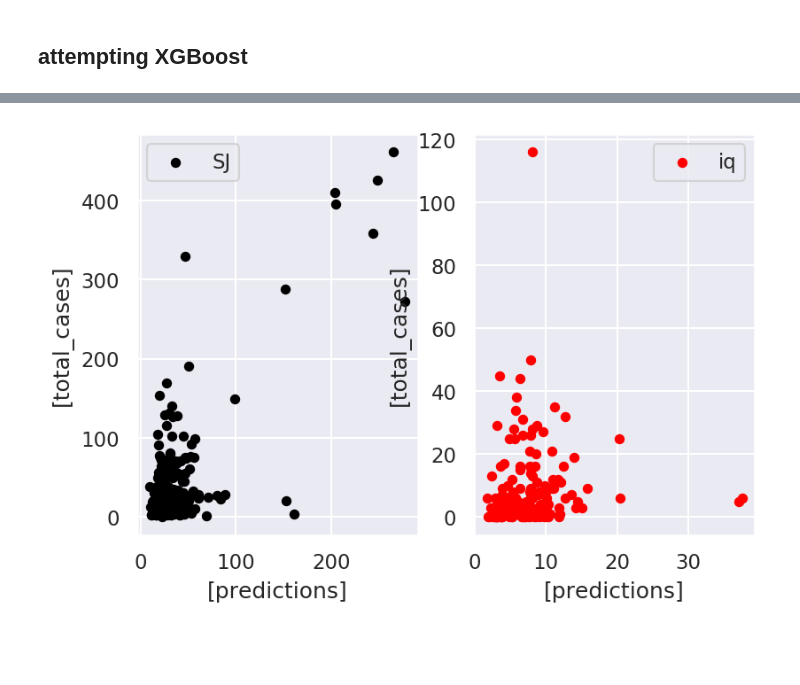
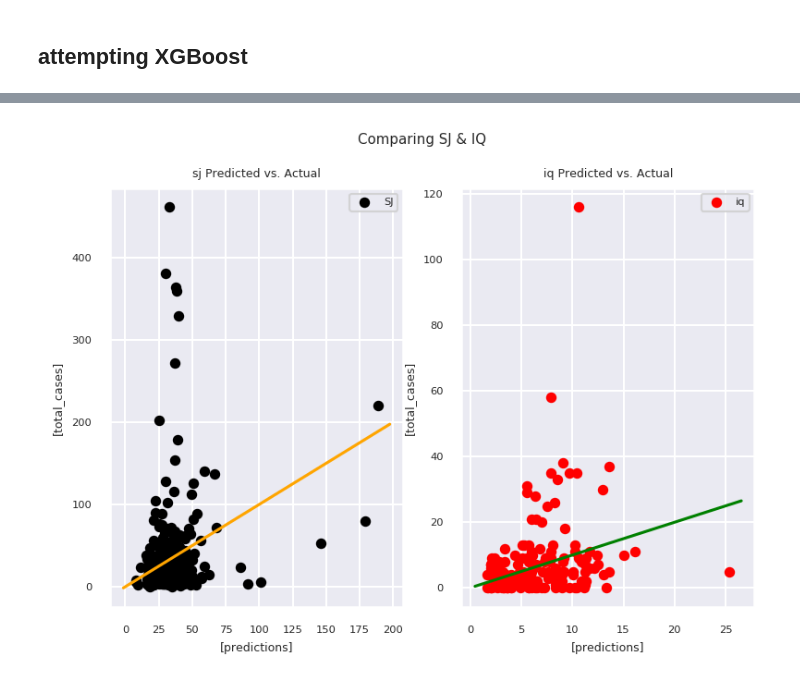
Before and after one commit to yelled1/DengiAI, a Jupyter notebook: DengiAnalysis.ipynb, the cells around one changed output, grey strips where cells are left out. Cells and saved outputs as stored; diff of their text form; code cells hidden in the pictures; blank space fills up the shorter version.

```diff
--- a/Analysis.ipynb
+++ b/DengiAnalysis.ipynb
@@ -154,9 +177,6 @@ Another note is SJ & IQ has different color pallete: light blue vs. light orange
 # %%
-import matplotlib as mpl
-from xgboost import XGBRegressor
-from xgboost import plot_tree
-from sklearn.model_selection import train_test_split
-from sklearn.metrics import mean_absolute_error, mean_squared_error
+X_train_sj, X_test_sj, Y_train_sj, Y_test_sj = train_test_split(df_train_x.loc['sj'][sj_sig_cols], df_train_y.loc['sj'], test_size=0.3)
+X_train_iq, X_test_iq, Y_train_iq, Y_test_iq = train_test_split(df_train_x.loc['iq'][iq_sig_cols], df_train_y.loc['iq'], test_size=0.3)
 
-X_train_sj, X_test_sj, Y_train_sj, Y_test_sj = train_test_split(df_train_x.loc['sj'], df_train_y.loc['sj'], test_size=0.3)
-X_train_iq, X_test_iq, Y_train_iq, Y_test_iq = train_test_split(df_train_x.loc['iq'], df_train_y.loc['iq'], test_size=0.3)
+print(X_train_sj.columns)
+print(X_train_iq.columns)
@@ -163,11 +192,25 @@ X_train_iq, X_test_iq, Y_train_iq, Y_test_iq = train_test_split(df_train_x.loc['
 # %% [markdown]
 ## attempting XGBoost
 # %%
-boost_clf_sj = XGBRegressor(learning_rate=.1, n_estimators=50, max_depth=3, max_leaf_nodes=None)
+# Boost sj
+#XGBRegressor(
+
+boost_clf_sj = XGBRegressor(learning_rate=.1, n_estimators=50,
+                            max_depth=3, max_leaf_nodes=None,
+                            predictor='cpu_predictor',
+                            #predictor='gpu_predictor',
+                            #tree_method='gpu_hist', gpu_id=0
+                           )
 boost_clf_sj.fit(X_train_sj, Y_train_sj)
 predictions_sj = boost_clf_sj.predict(X_test_sj)
 
-boost_clf_iq = XGBRegressor(learning_rate=.1, n_estimators=50, max_depth=3, max_leaf_nodes=None)
+# Boost iq1
+boost_clf_iq = XGBRegressor(learning_rate=.1, n_estimators=50,
+                            max_depth=3, max_leaf_nodes=None,
+                            predictor='cpu_predictor',
+                            #predictor='gpu_predictor',
+                            #tree_method='gpu_hist', gpu_id=0
+                           )
 boost_clf_iq.fit(X_train_iq, Y_train_iq)
 predictions_iq = boost_clf_iq.predict(X_test_iq)
 # %% [output]
@@ -228,8 +272,19 @@ plt.show()
 # %%
+#plt.figure(figsize = (100, 10))
 fig, axes = plt.subplots(1,2)
-df_sj_Y_pred.plot(x=['predictions'], y=['total_cases'], kind="scatter", color='black', label='SJ', ax=axes[0])
-df_iq_Y_pred.plot(x=['predictions'], y=['total_cases'], kind="scatter", color='red',  label='iq', ax=axes[1])
+df_sj_Y_pred.plot(x=['predictions'], y=['total_cases'],
+                  kind="scatter", color='black', label='SJ', ax=axes[0])
+df_iq_Y_pred.plot(x=['predictions'], y=['total_cases'],
+                  kind="scatter", color='red', label='iq', ax=axes[1])
+x0 = np.linspace(*axes[0].get_xlim())
+x1 = np.linspace(*axes[1].get_xlim())
+axes[0].plot(x0, x0, c='orange')
+axes[1].plot(x1, x1, c='green')
+axes[0].set(title="sj Predicted vs. Actual")
+axes[1].set(title="iq Predicted vs. Actual") #, aspect='equal')
+fig.suptitle("Comparing SJ & IQ")
 plt.legend()
+plt.savefig("/tmp/QQ.png")
 plt.show()
 # %% [output]
-[figure, old version]
+[figure, new version]
```
Also changed, not shown: parts of 15 cells of this notebook, 2 other files.
